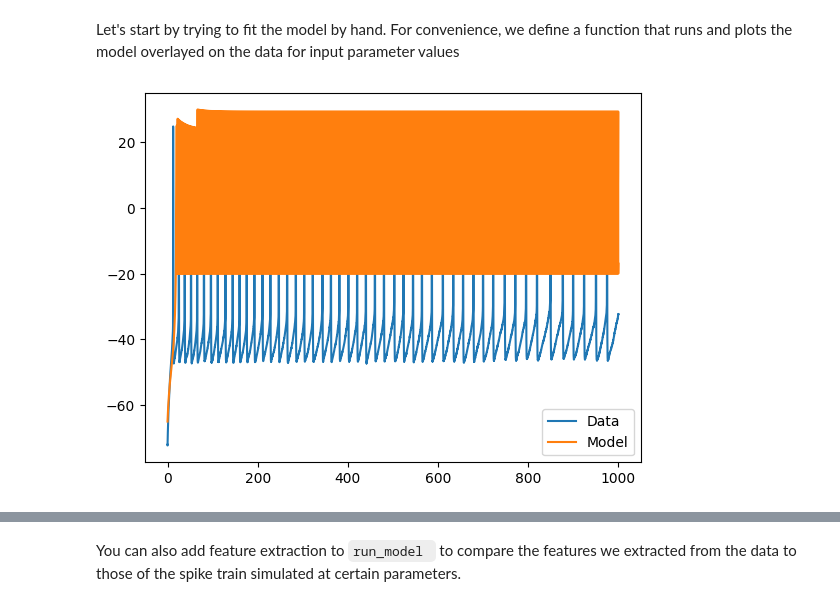
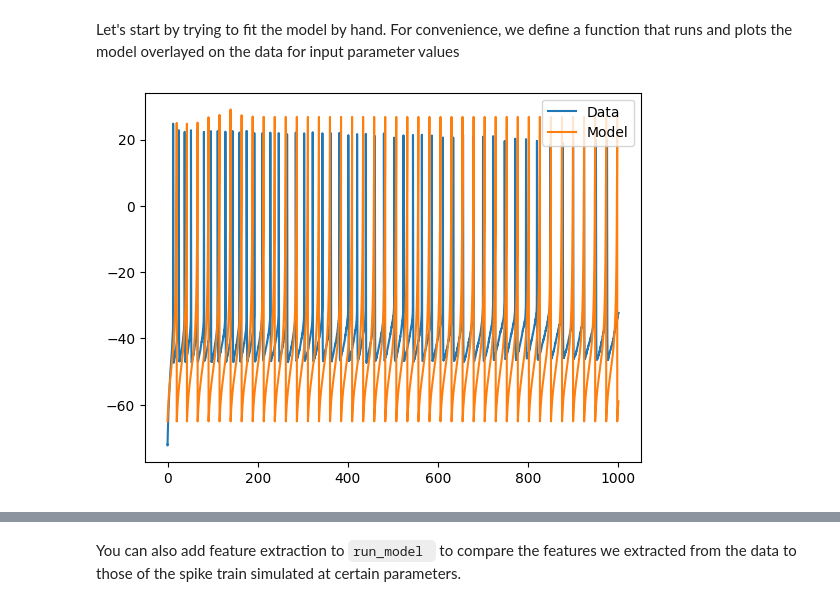
Before and after one commit to nkoch1/CAMBAM_Workshop_Neuron_Excitability, a Jupyter notebook: Computer_lab_3_model_fitting.ipynb, the cells around one changed output, grey strips where cells are left out. Cells and saved outputs as stored; diff of their text form; code cells hidden in the pictures.

```diff
--- a/Computer_lab_3_model_fitting.ipynb
+++ b/Computer_lab_3_model_fitting.ipynb
@@ -420,13 +420,13 @@ with fs.open(s3_url, "rb") as f:
 
             # get time, voltage and current input of the sweep
             t = np.arange(0, num_samples, 1) * (1 / samp_rate)
-            V = nwbfile.acquisition.get(acq_list[sweep[0]]).data[:]
-            I = nwbfile.stimulus.get(sweep_list[sweep[0]]).data[:]
+            Vdata = nwbfile.acquisition.get(acq_list[sweep[0]]).data[:]
+            Idata = nwbfile.stimulus.get(sweep_list[sweep[0]]).data[:]
             Istart = np.argmin(np.abs(t-0.6))
             Istop = np.argmin(np.abs(t-1.6))
             # plot the voltage traces and current inputs for the sweep
-            axs[0].plot(t, V)
-            axs[1].plot(t, I)
+            axs[0].plot(t, Vdata)
+            axs[1].plot(t, Idata)
 
 
 #  label plot and set x limits
@@ -464,36 +464,35 @@ Dandi_traces_results =
 # %% [markdown]
 Let's start by trying to fit the model by hand. For convenience, we define a function that runs and plots the model overlayed on the data for input parameter values
 # %%
-def run_model(a=0.02,b=0.25,c=-65,d=2):
-    ''' Function to run Izhikevich model with parameters a, b, c, and d as inputs'''
-    reset_brian()
-    neuron = NeuronGroup(1, eqs, threshold="v>=30", reset="v=c; u+=d", method="euler")
+# reset and redefine Izhikevich neuron
+reset_brian()
+neuron = NeuronGroup(1, eqs, threshold="v>=30", reset="v=c; u+=d", method="euler")
 
-    # set parameters
-    neuron.a = a
-    neuron.b = b
-    neuron.c = c
-    neuron.d = d
-    neuron.I = 210
+# set parameters to best fitting solution - CHANGE these #######################
+neuron.a = 0.04
+neuron.b = 0.5
+neuron.c = -65
+neuron.d = 2
+################################################################################
 
-    # initialization
-    neuron.v = -65
-    neuron.u = "b*v"
 
-    # record V
-    monitors = StateMonitor(neuron, ['v'], record=True)
+neuron.I = 210
+# initialization
+neuron.v = -65
+neuron.u = "b*v"
 
-    # run for 1 second
-    dur = 1000 * ms
-    run(dur)
+# record V
+monitors = StateMonitor(neuron, ['v'], record=True)
 
-    # plot the model with the data
-    fig, ax = plt.subplots()
-    ax.plot((t[Istart:Istop] - t[Istart])*1000, V[Istart:Istop], label='Data', color='tab:blue')
-    ax.plot(monitors.t / ms, monitors.v[0], label='Model', color='tab:orange')
-    ax.legend()
-    ax.spines['top'].set_visible(False)
-    ax.spines['right'].set_visible(False)
-    plt.show()
+# run for 1 second
+dur = 1000 * ms
+run(dur)
+
+# plot original model and fitting solution
+fig, ax = plt.subplots()
+ax.plot((t[Istart:Istop] - t[Istart])*1000, Vdata[Istart:Istop], label='Data', color='tab:blue')
+ax.plot(monitors.t / ms, monitors.v[0], label='Model', color='tab:orange')
+ax.legend()
+plt.show()
 # %% [output]
-[figure, old version]
+[figure, new version]
```
Also changed, not shown: parts of 1 cell of this notebook.
